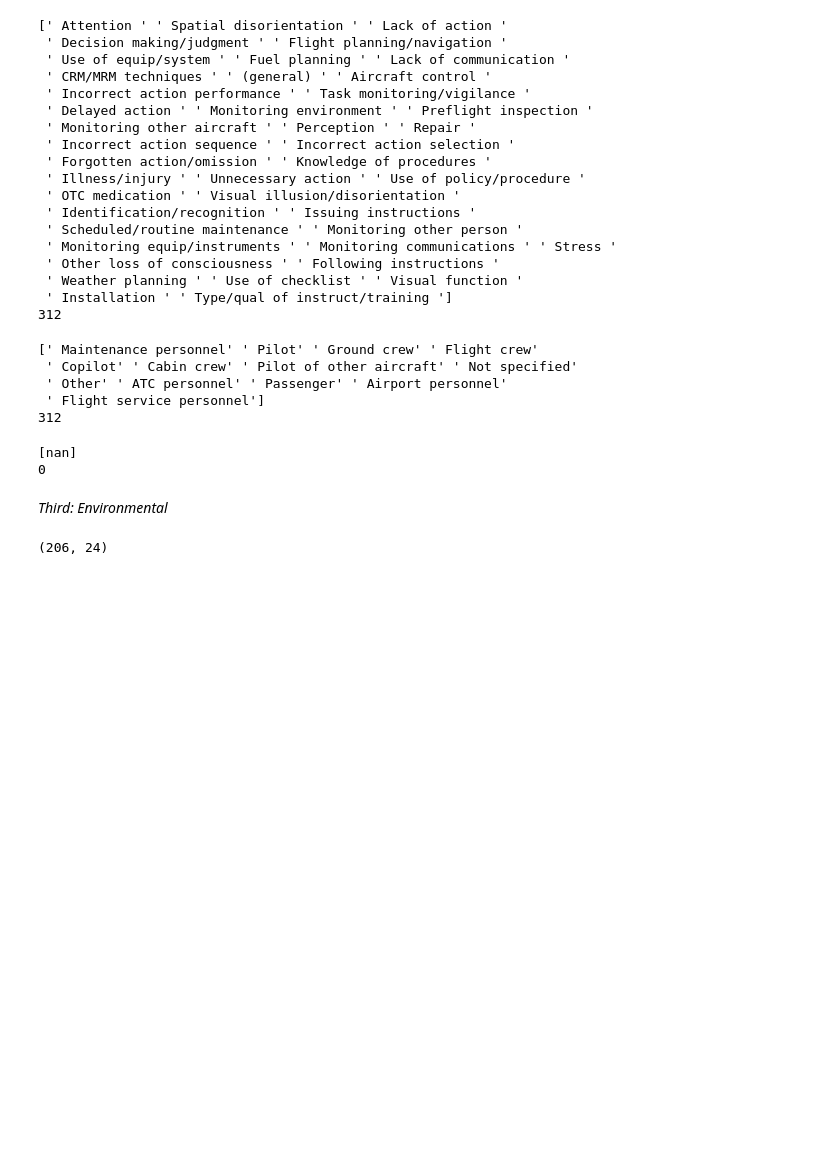
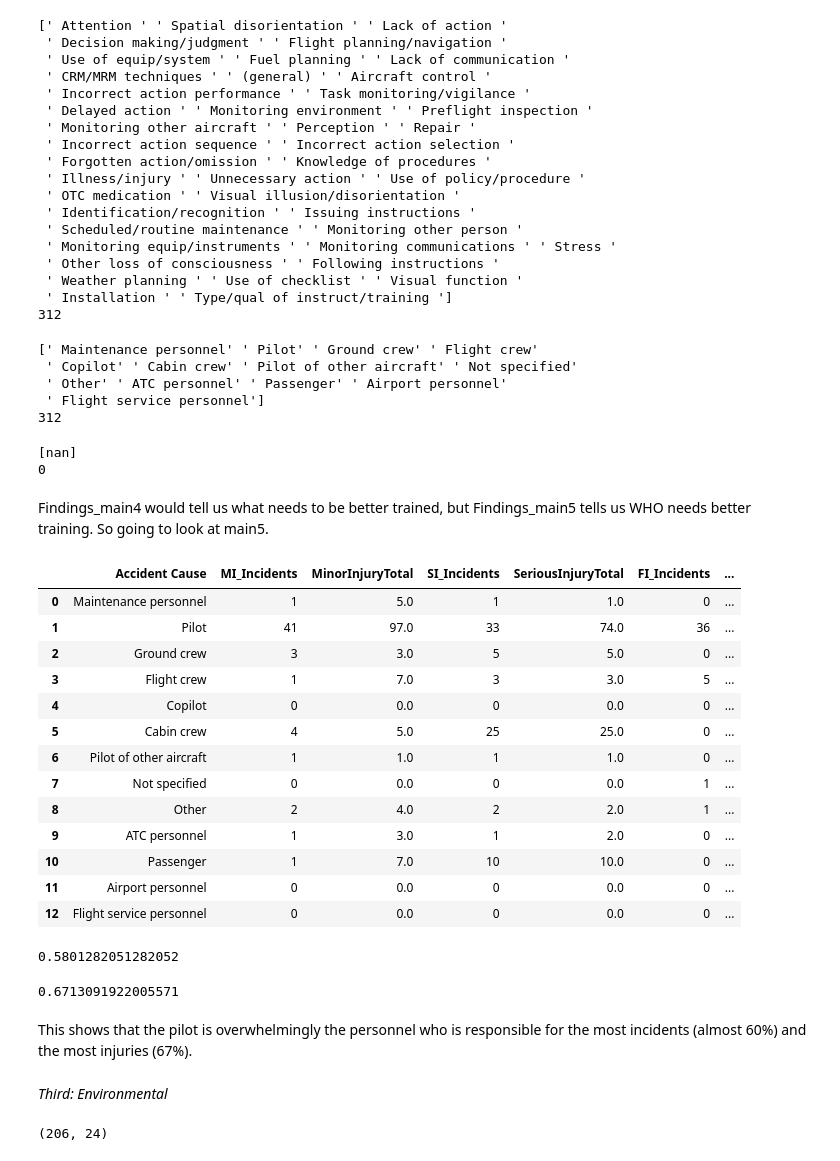
Before and after one commit to ashleyg16/Capstone2, a Jupyter notebook: Capstone 2 EDA.ipynb, the cells around one changed output. Drawn from its saved outputs; the diff is of its cells as text; code cells hidden in the pictures; blank space fills up the shorter version.

```diff
--- a/Capstone 2 EDA.ipynb
+++ b/Capstone 2 EDA.ipynb
@@ -352,6 +366,36 @@ print(personnel.Findings_main6.value_counts().sum())
 # %% [output]
 [nan]
 0
+# %% [markdown]
+Findings_main4 would tell us what needs to be better trained, but Findings_main5 tells us WHO needs better training. So going to look at main5.
+# %%
+personnel_acc_inj = inj_df(personnel, 'Findings_main5')
+personnel_acc_inj
+# %% [output]
+|  | Accident Cause | MI_Incidents | MinorInjuryTotal | SI_Incidents | SeriousInjuryTotal | FI_Incidents | ... |
+| 0 | Maintenance personnel | 1 | 5.0 | 1 | 1.0 | 0 | ... |
+| 1 | Pilot | 41 | 97.0 | 33 | 74.0 | 36 | ... |
+| 2 | Ground crew | 3 | 3.0 | 5 | 5.0 | 0 | ... |
+| 3 | Flight crew | 1 | 7.0 | 3 | 3.0 | 5 | ... |
+| 4 | Copilot | 0 | 0.0 | 0 | 0.0 | 0 | ... |
+| 5 | Cabin crew | 4 | 5.0 | 25 | 25.0 | 0 | ... |
+| 6 | Pilot of other aircraft | 1 | 1.0 | 1 | 1.0 | 0 | ... |
+| 7 | Not specified | 0 | 0.0 | 0 | 0.0 | 1 | ... |
+| 8 | Other | 2 | 4.0 | 2 | 2.0 | 1 | ... |
+| 9 | ATC personnel | 1 | 3.0 | 1 | 2.0 | 0 | ... |
+| 10 | Passenger | 1 | 7.0 | 10 | 10.0 | 0 | ... |
+| 11 | Airport personnel | 0 | 0.0 | 0 | 0.0 | 0 | ... |
+| 12 | Flight service personnel | 0 | 0.0 | 0 | 0.0 | 0 | ... |
+# %%
+personnel_acc_inj.iloc[1,7] / personnel_acc_inj['Total Incidents'].sum()
+# %% [output]
+0.5801282051282052
+# %%
+personnel_acc_inj.iloc[1,8] / personnel_acc_inj['TotalInjuries'].sum()
+# %% [output]
+0.6713091922005571
+# %% [markdown]
+This shows that the pilot is overwhelmingly the personnel who is responsible for the most incidents (almost 60%) and the most injuries (67%).
 # %% [markdown]
 _Third: Environmental_
 # %%
```
Also changed, not shown: parts of 14 cells of this notebook.
